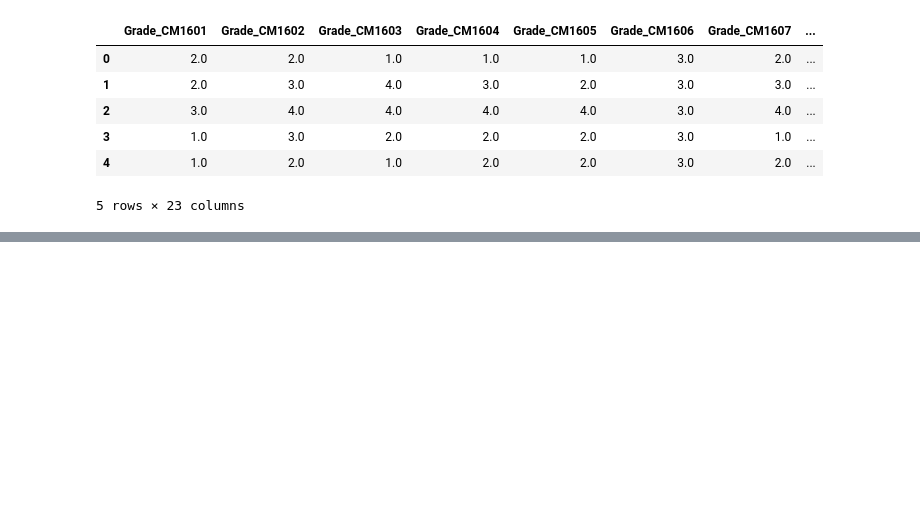
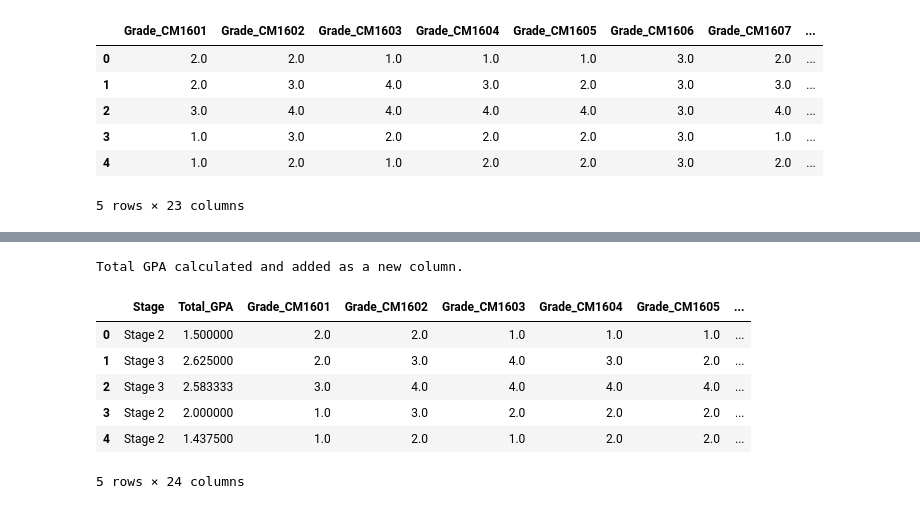
Before and after one commit to Rashilajayasinghe/Customer-Churn-Prediction, a Jupyter notebook: GPACal.ipynb, the cells around one changed output, grey strips where cells are left out. Saved outputs shown, nothing was run; the diff lists cells and outputs as text; code cells hidden in the pictures; blank space fills up the shorter version.

```diff
--- a/GPACal.ipynb
+++ b/GPACal.ipynb
@@ -87,2 +128,46 @@ Sample of the updated DataFrame with converted grade points:
 # %%
 data.to_csv('processed_data.csv', index=False)
+# %%
+data2 = pd.read_csv('/content/processed_data.csv')
+# %%
+course_credits = {
+    'Grade_CM1601': 15.0, 'Grade_CM1602': 7.5, 'Grade_CM1603': 7.5, 'Grade_CM1604': 7.5,
+    'Grade_CM1605': 7.5, 'Grade_CM1606': 15.0, 'Grade_CM1607': 7.5,
+    'Grade_CM2601': 7.5, 'Grade_CM2602': 7.5, 'Grade_CM2603': 15.0,
+    'Grade_CM2604': 7.5, 'Grade_CM2605': 7.5, 'Grade_CM2606': 7.5, 'Grade_CM2607': 7.5,
+    'Grade_CM3606': 45.0,
+    'Grade_CM3604': 7.5, 'Grade_CM3603': 7.5, 'Grade_CM3602': 7.5,
+    'Grade_CM4605': 30.0,
+    'Grade_CM4604': 15.0, 'Grade_CM4601': 7.5,
+    'Grade_CM4606': 7.5, 'Grade_CM4603': 7.5
+}
+
+# Exclude 'Grade_CM1607' from grade_columns as it was dropped earlier
+grade_columns_for_gpa = [col for col in grade_columns if col != 'Grade_CM1607']
+
+def calculate_gpa(row):
+    total_weighted_points = 0
+    total_credits = 0
+    for col_name in grade_columns_for_gpa:
+        grade_point = row[col_name]
+        credit = course_credits.get(col_name, 0) # Get credit for the course
+
+        # Only include courses that were taken (grade_point > 0)
+        if grade_point > 0 and credit > 0:
+            total_weighted_points += grade_point * credit
+            total_credits += credit
+
+    return total_weighted_points / total_credits if total_credits > 0 else 0
+
+data2['Total_GPA'] = data2.apply(calculate_gpa, axis=1)
+print("Total GPA calculated and added as a new column.")
+display(data2[['Stage', 'Total_GPA'] + grade_columns_for_gpa].head())
+# %% [output]
+Total GPA calculated and added as a new column.
+|  | Stage | Total_GPA | Grade_CM1601 | Grade_CM1602 | Grade_CM1603 | Grade_CM1604 | Grade_CM1605 | ... |
+| 0 | Stage 2 | 1.500000 | 2.0 | 2.0 | 1.0 | 1.0 | 1.0 | ... |
+| 1 | Stage 3 | 2.625000 | 2.0 | 3.0 | 4.0 | 3.0 | 2.0 | ... |
+| 2 | Stage 3 | 2.583333 | 3.0 | 4.0 | 4.0 | 4.0 | 4.0 | ... |
+| 3 | Stage 2 | 2.000000 | 1.0 | 3.0 | 2.0 | 2.0 | 2.0 | ... |
+| 4 | Stage 2 | 1.437500 | 1.0 | 2.0 | 1.0 | 2.0 | 2.0 | ... |
+5 rows × 24 columns
```
Also changed, not shown: parts of 57 cells of this notebook.
